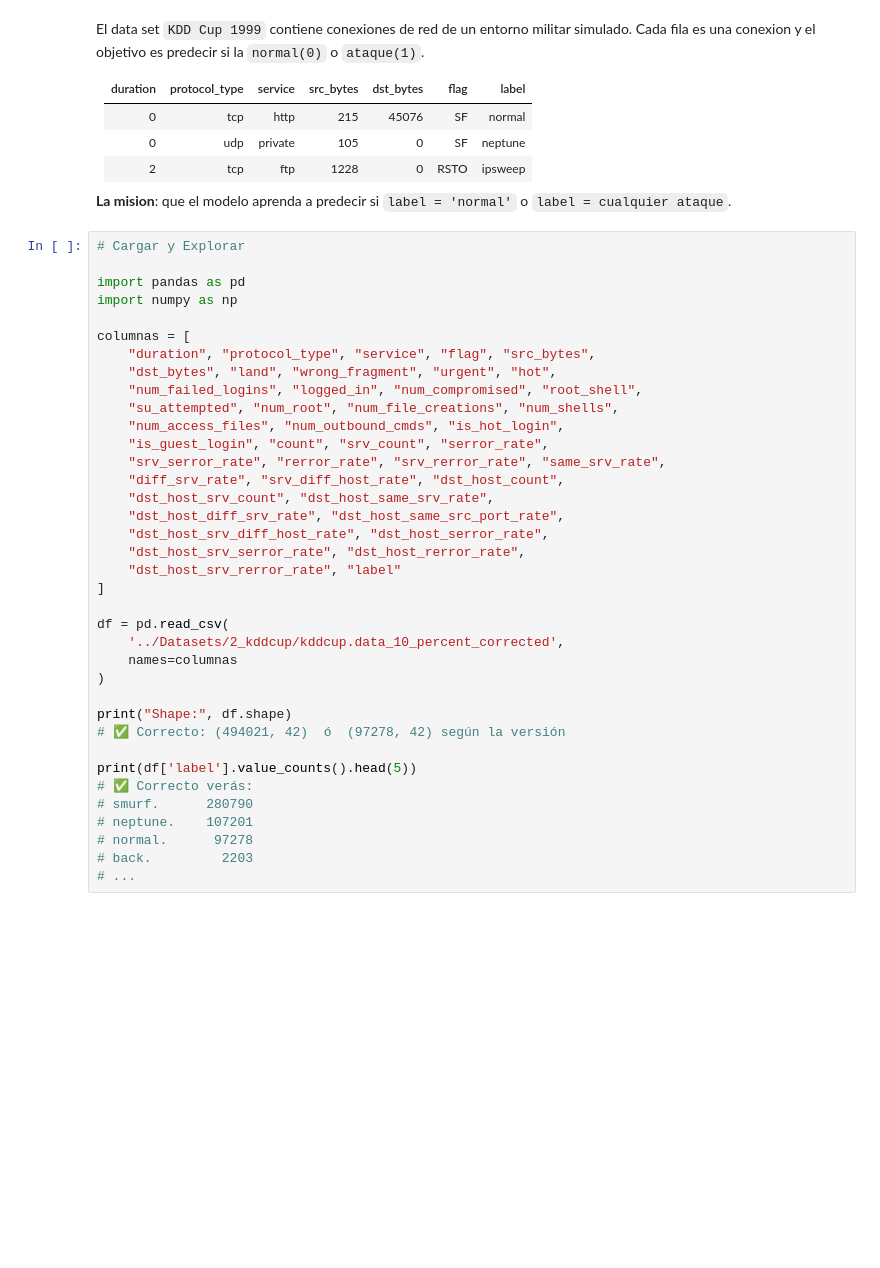
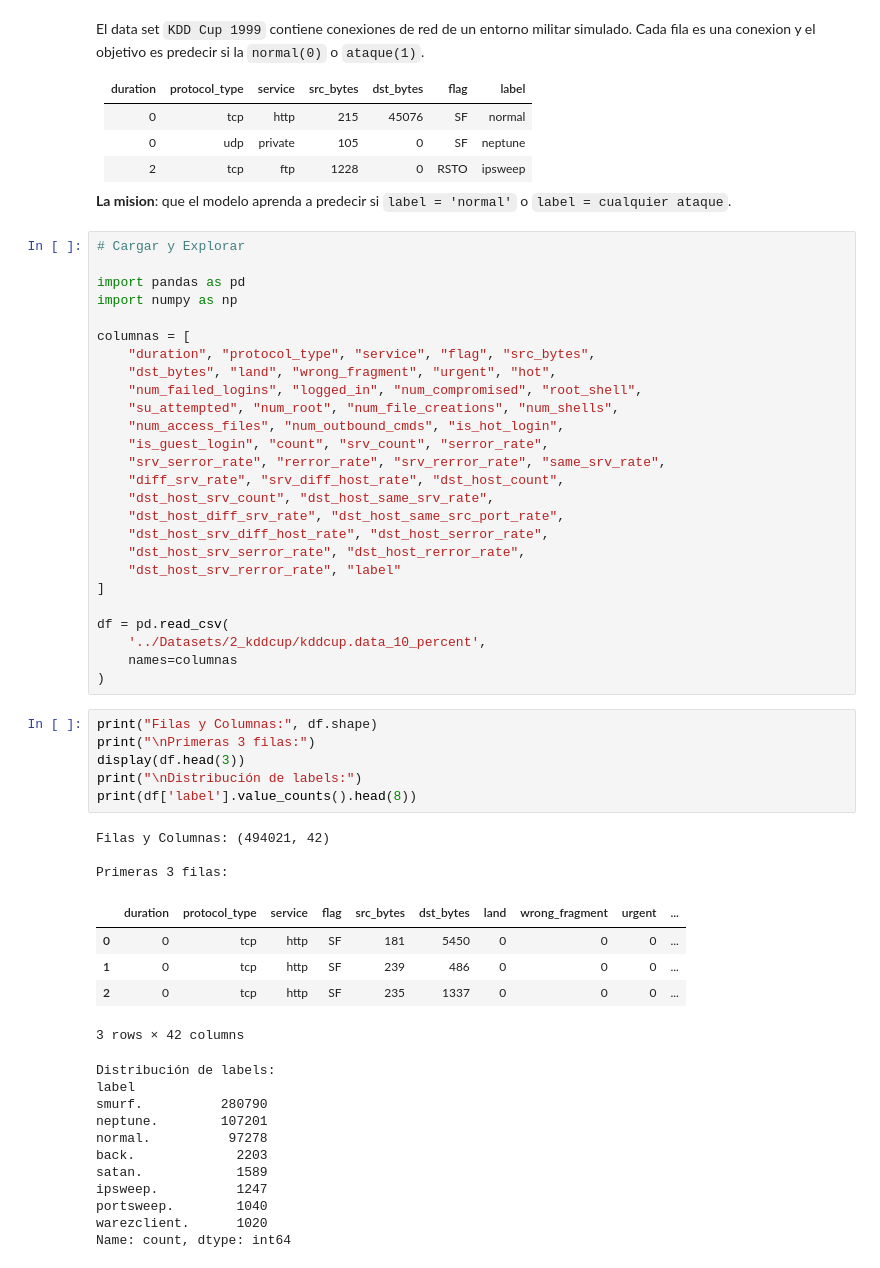
Before and after one commit to dgutimonti/IA, a Jupyter notebook: Lab/Lab_2.ipynb, the cells around one changed output. Drawn from its saved outputs; the diff is of its cells as text; blank space fills up the shorter version.

```diff
--- a/Lab/Lab_2.ipynb
+++ b/Lab/Lab_2.ipynb
@@ -35,17 +35,32 @@ columnas = [
 ]
 
 df = pd.read_csv(
-    '../Datasets/2_kddcup/kddcup.data_10_percent_corrected',
+    '../Datasets/2_kddcup/kddcup.data_10_percent',
     names=columnas
 )
-
-print("Shape:", df.shape)
-# ✅ Correcto: (494021, 42)  ó  (97278, 42) según la versión
-
-print(df['label'].value_counts().head(5))
-# ✅ Correcto verás:
-# smurf.      280790
-# neptune.    107201
-# normal.      97278
-# back.         2203
-# ...
+# %%
+print("Filas y Columnas:", df.shape)
+print("\nPrimeras 3 filas:")
+display(df.head(3))
+print("\nDistribución de labels:")
+print(df['label'].value_counts().head(8))
+# %% [output]
+Filas y Columnas: (494021, 42)
+
+Primeras 3 filas:
+|  | duration | protocol_type | service | flag | src_bytes | dst_bytes | land | wrong_fragment | urgent | ... |
+| 0 | 0 | tcp | http | SF | 181 | 5450 | 0 | 0 | 0 | ... |
+| 1 | 0 | tcp | http | SF | 239 | 486 | 0 | 0 | 0 | ... |
+| 2 | 0 | tcp | http | SF | 235 | 1337 | 0 | 0 | 0 | ... |
+3 rows × 42 columns
+Distribución de labels:
+label
+smurf.          280790
+neptune.        107201
+normal.          97278
+back.             2203
+satan.            1589
+ipsweep.          1247
+portsweep.        1040
+warezclient.      1020
+Name: count, dtype: int64
```
Also changed, not shown: parts of 17 cells of this notebook, 2 other files.
